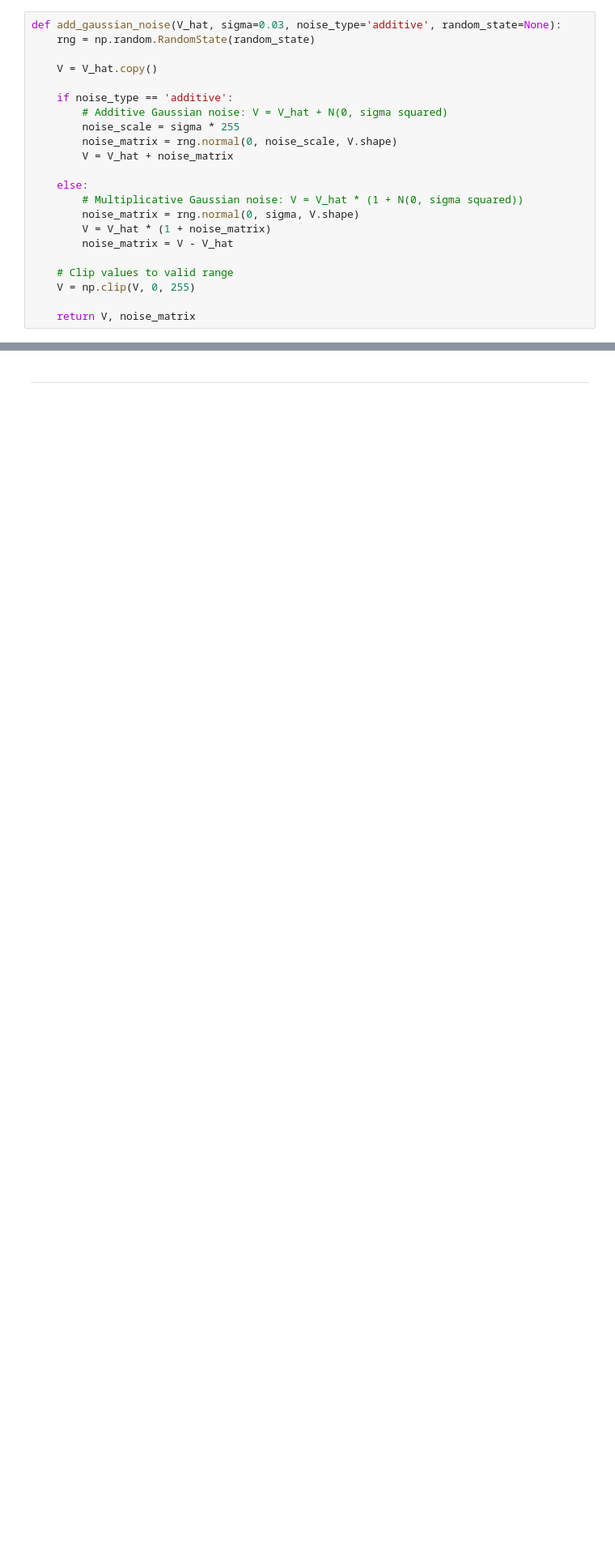
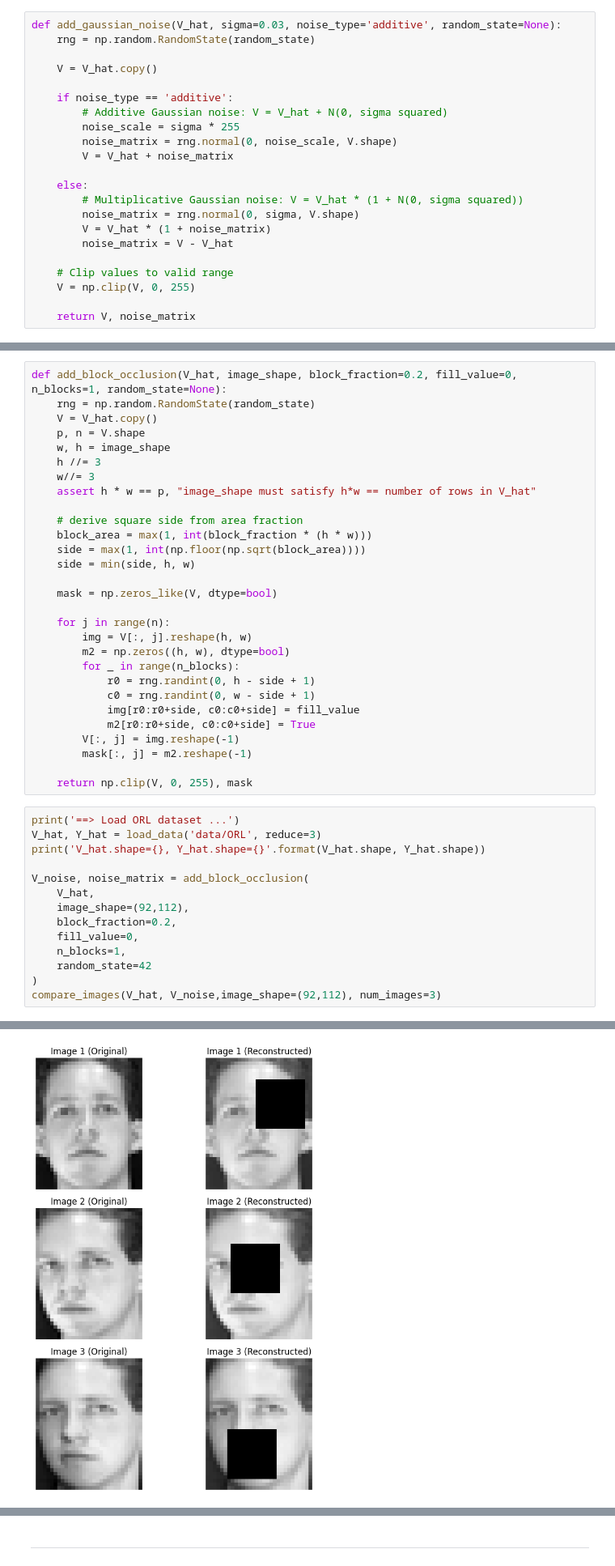
Before and after one commit to SparkyWen/Advanced-machine-learning, a Jupyter notebook: assignment1.ipynb, the cells around one changed output, grey strips where cells are left out. Shown at 81% size. Saved outputs shown, nothing was run; the diff lists cells and outputs as text; blank space fills up the shorter version.

```diff
--- a/assignment1.ipynb
+++ b/assignment1.ipynb
@@ -283,0 +285,44 @@ V_hat.shape=(1110, 400), Y_hat.shape=(400,)
+# %%
+def add_block_occlusion(V_hat, image_shape, block_fraction=0.2, fill_value=0, n_blocks=1, random_state=None):
+    rng = np.random.RandomState(random_state)
+    V = V_hat.copy()
+    p, n = V.shape
+    w, h = image_shape
+    h //= 3
+    w//= 3
+    assert h * w == p, "image_shape must satisfy h*w == number of rows in V_hat"
+
+    # derive square side from area fraction
+    block_area = max(1, int(block_fraction * (h * w)))
+    side = max(1, int(np.floor(np.sqrt(block_area))))
+    side = min(side, h, w)
+
+    mask = np.zeros_like(V, dtype=bool)
+
+    for j in range(n):
+        img = V[:, j].reshape(h, w)
+        m2 = np.zeros((h, w), dtype=bool)
+        for _ in range(n_blocks):
+            r0 = rng.randint(0, h - side + 1)
+            c0 = rng.randint(0, w - side + 1)
+            img[r0:r0+side, c0:c0+side] = fill_value
+            m2[r0:r0+side, c0:c0+side] = True
+        V[:, j] = img.reshape(-1)
+        mask[:, j] = m2.reshape(-1)
+
+    return np.clip(V, 0, 255), mask
+# %%
+print('==> Load ORL dataset ...')
+V_hat, Y_hat = load_data('data/ORL', reduce=3)
+print('V_hat.shape={}, Y_hat.shape={}'.format(V_hat.shape, Y_hat.shape))
+
+V_noise, noise_matrix = add_block_occlusion(
+    V_hat,
+    image_shape=(92,112),
+    block_fraction=0.2,
+    fill_value=0,
+    n_blocks=1,
+    random_state=42
+)
+compare_images(V_hat, V_noise,image_shape=(92,112), num_images=3)
+# %% [output]
@@ -283,0 +331 @@ V_hat.shape=(1110, 400), Y_hat.shape=(400,)
+[figure, added]
```
Also changed, not shown: parts of 8 cells of this notebook.
